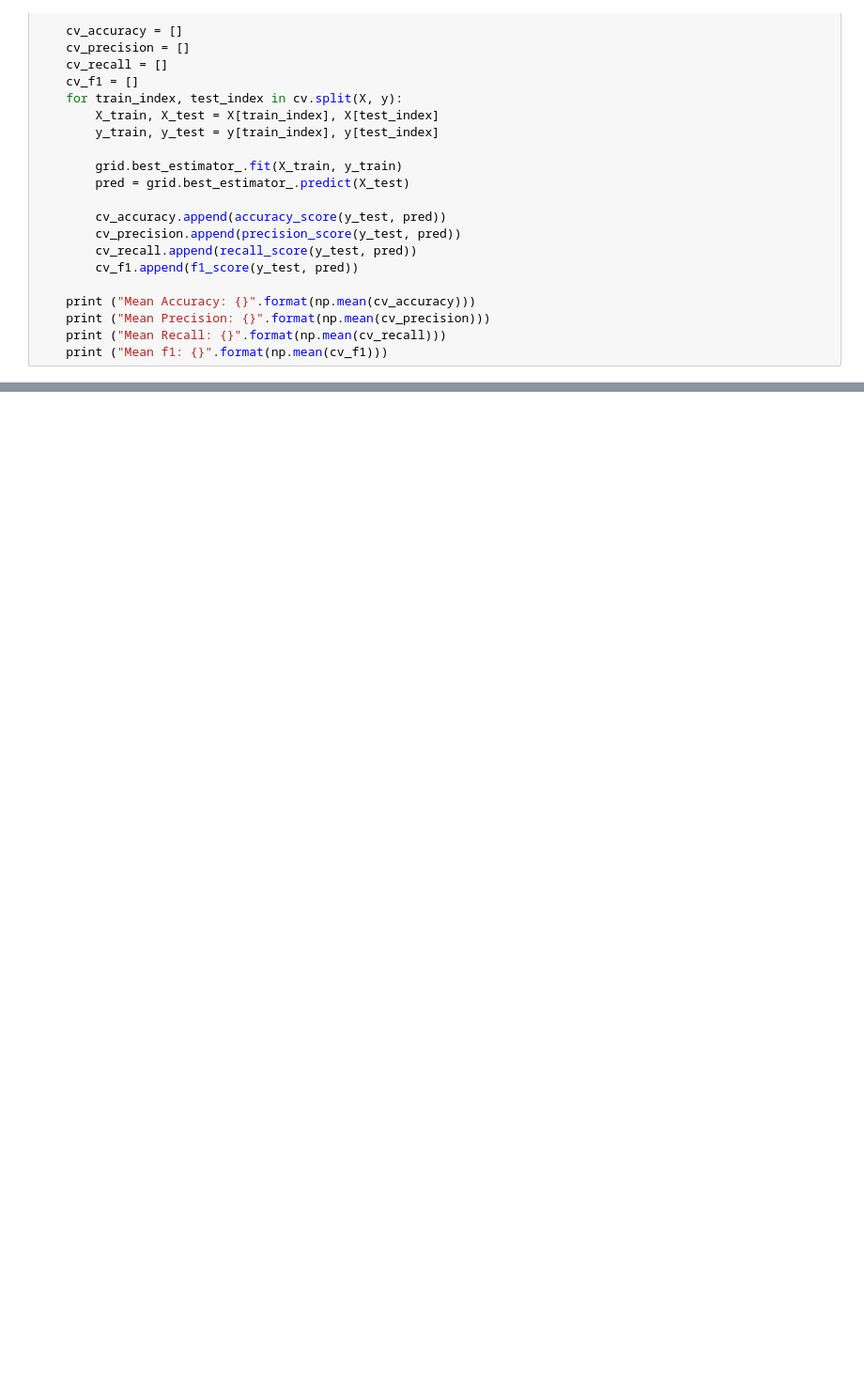
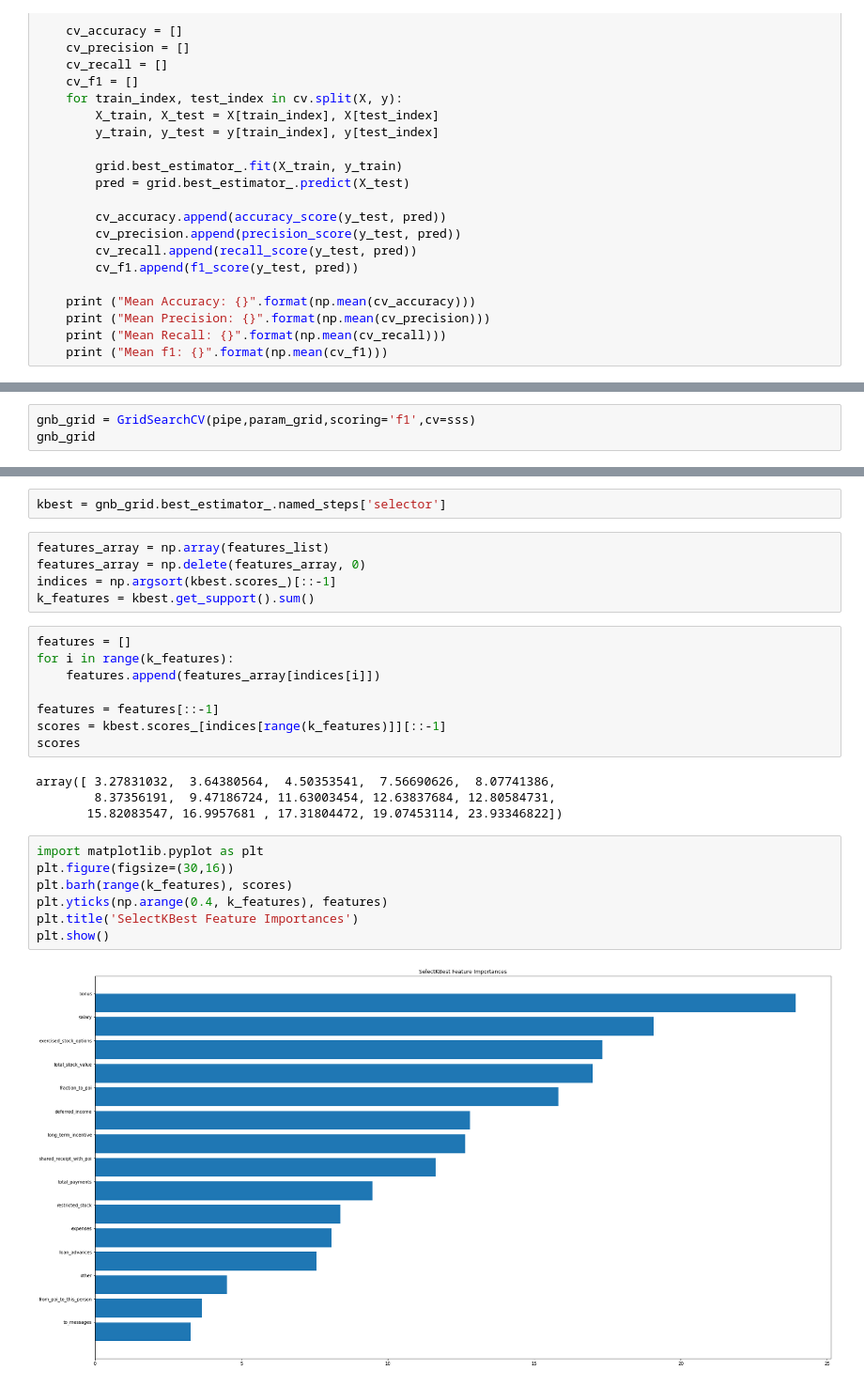
Before and after one commit to reddyprasade/Machine-Learning-with-Scikit-Learn-Python-3.x, a Jupyter notebook: Machine Learning Interview Task/Text classification For Enron Email Classification.ipynb, the cells around one changed output, grey strips where cells are left out. Shown at 94% size. Cells and saved outputs as stored; diff of their text form; blank space fills up the shorter version.

```diff
--- a/Machine Learning Interview Task/Text classification For Enron Email Classification.ipynb
+++ b/Machine Learning Interview Task/Text classification For Enron Email Classification.ipynb
@@ -190,0 +207,3 @@ def evaluate_model(grid, X, y, cv):
+# %%
+gnb_grid = GridSearchCV(pipe,param_grid,scoring='f1',cv=sss)
+gnb_grid
@@ -190,0 +247,28 @@ def evaluate_model(grid, X, y, cv):
+# %%
+kbest = gnb_grid.best_estimator_.named_steps['selector']
+# %%
+features_array = np.array(features_list)
+features_array = np.delete(features_array, 0)
+indices = np.argsort(kbest.scores_)[::-1]
+k_features = kbest.get_support().sum()
+# %%
+features = []
+for i in range(k_features):
+    features.append(features_array[indices[i]])
+
+features = features[::-1]
+scores = kbest.scores_[indices[range(k_features)]][::-1]
+scores
+# %% [output]
+array([ 3.27831032,  3.64380564,  4.50353541,  7.56690626,  8.07741386,
+        8.37356191,  9.47186724, 11.63003454, 12.63837684, 12.80584731,
+       15.82083547, 16.9957681 , 17.31804472, 19.07453114, 23.93346822])
+# %%
+import matplotlib.pyplot as plt
+plt.figure(figsize=(30,16))
+plt.barh(range(k_features), scores)
+plt.yticks(np.arange(0.4, k_features), features)
+plt.title('SelectKBest Feature Importances')
+plt.show()
+# %% [output]
+[figure, added]
```
Also changed, not shown: parts of 6 cells of this notebook.
